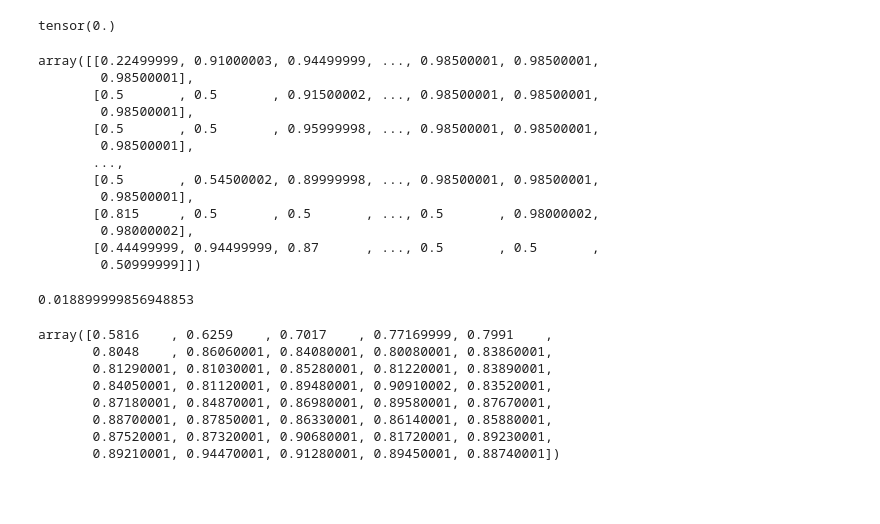
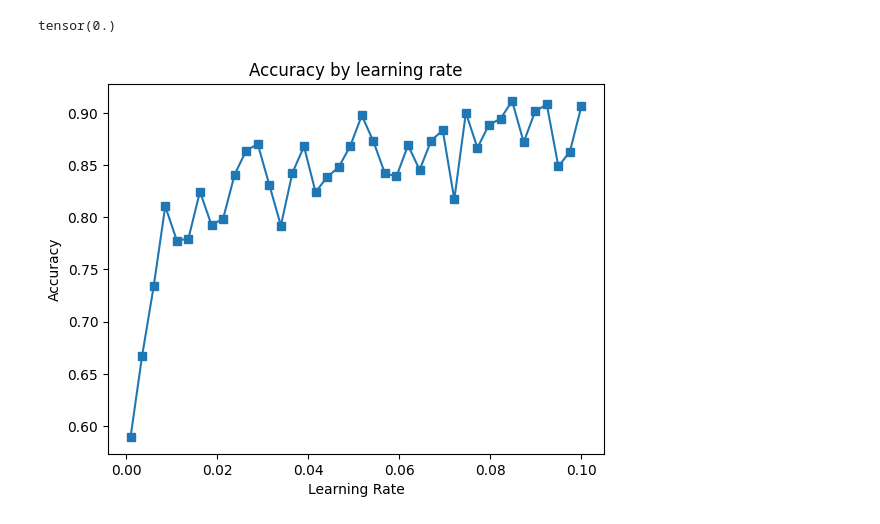
Before and after one commit to ErayCep/DeepTorch, a Jupyter notebook: ann_learning_rate.ipynb, the cells around one changed output. Cells and saved outputs as stored; diff of their text form; code cells hidden in the pictures; blank space fills up the shorter version.

```diff
--- a/ann_learning_rate.ipynb
+++ b/ann_learning_rate.ipynb
@@ -108,47 +108,19 @@ tensor(0.)
 # %%
 numExps = 50
 
 accMeta = np.zeros((numExps, len(learningRates)))
 
 for x in range(numExps):
     for i, lr in enumerate(learningRates):
         model, losfunc, optimizer = createANNModel(lr)
         losses, predictions, accr = trainTheModel(model)
 
         accMeta[x, i] = accr
 
-plt.plot(learningRates, np.mean(accMeta, axis=))
-accMeta
+plt.plot(learningRates, np.mean(accMeta, axis=0), 's-')
+plt.xlabel("Learning Rate")
+plt.ylabel('Accuracy')
+plt.title("Accuracy by learning rate")
+plt.show()
 # %% [output]
-array([[0.22499999, 0.91000003, 0.94499999, ..., 0.98500001, 0.98500001,
-        0.98500001],
-       [0.5       , 0.5       , 0.91500002, ..., 0.98500001, 0.98500001,
-        0.98500001],
-       [0.5       , 0.5       , 0.95999998, ..., 0.98500001, 0.98500001,
-        0.98500001],
-       ...,
-       [0.5       , 0.54500002, 0.89999998, ..., 0.98500001, 0.98500001,
-        0.98500001],
-       [0.815     , 0.5       , 0.5       , ..., 0.5       , 0.98000002,
-        0.98000002],
-       [0.44499999, 0.94499999, 0.87      , ..., 0.5       , 0.5       ,
-        0.50999999]])
+[figure, added]
-# %%
-for a in accMeta[:, 1]:
-    temp = 0
-    temp += a
-
-print(temp/len(accMeta[:,1]))
-# %% [output]
-0.018899999856948853
-# %%
-np.mean(accMeta, axis=0)
-# %% [output]
-array([0.5816    , 0.6259    , 0.7017    , 0.77169999, 0.7991    ,
-       0.8048    , 0.86060001, 0.84080001, 0.80080001, 0.83860001,
-       0.81290001, 0.81030001, 0.85280001, 0.81220001, 0.83890001,
-       0.84050001, 0.81120001, 0.89480001, 0.90910002, 0.83520001,
-       0.87180001, 0.84870001, 0.86980001, 0.89580001, 0.87670001,
-       0.88700001, 0.87850001, 0.86330001, 0.86140001, 0.85880001,
-       0.87520001, 0.87320001, 0.90680001, 0.81720001, 0.89230001,
-       0.89210001, 0.94470001, 0.91280001, 0.89450001, 0.88740001])
```
Also changed, not shown: parts of 1 cell of this notebook, 2 other files.
